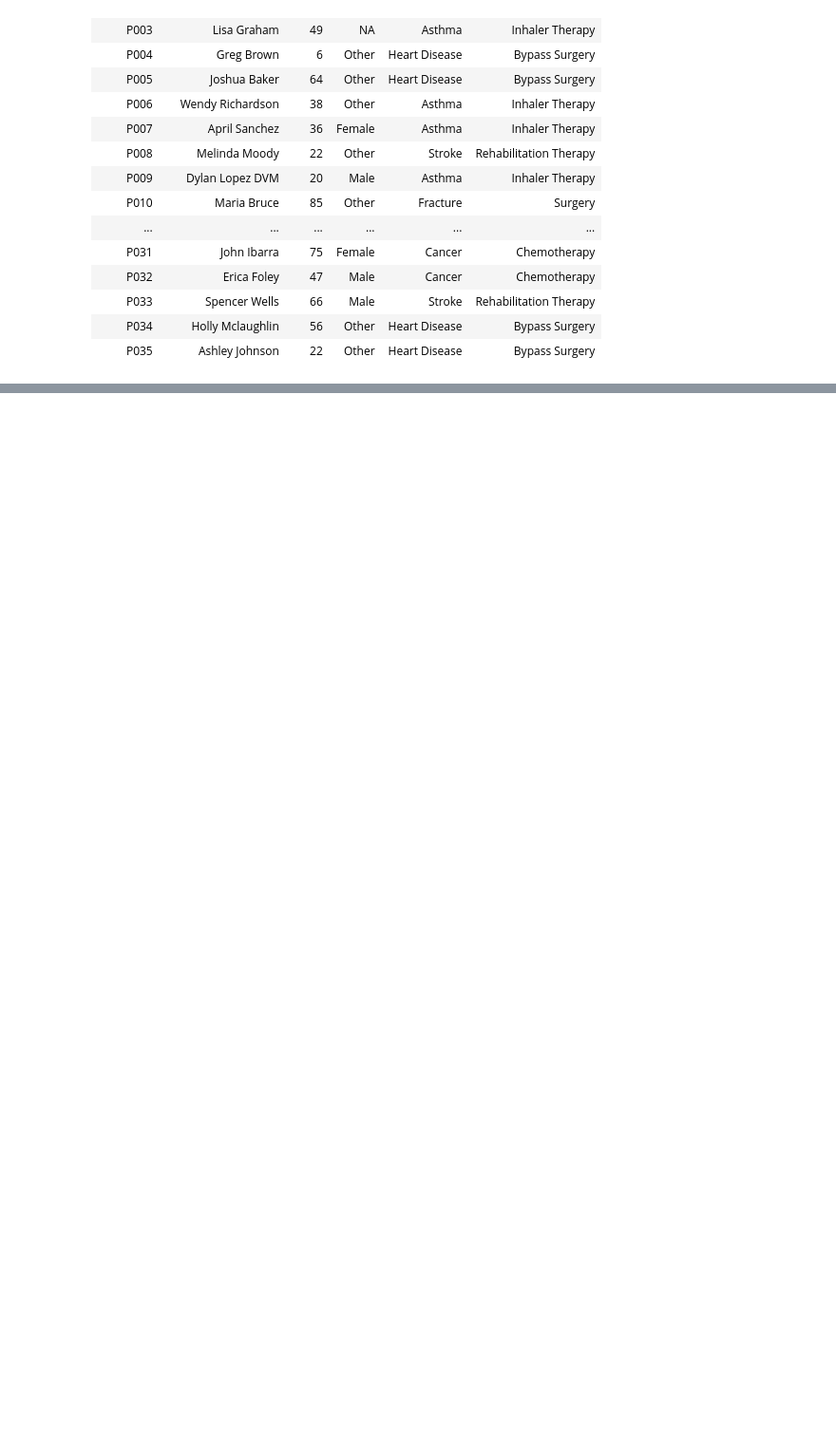
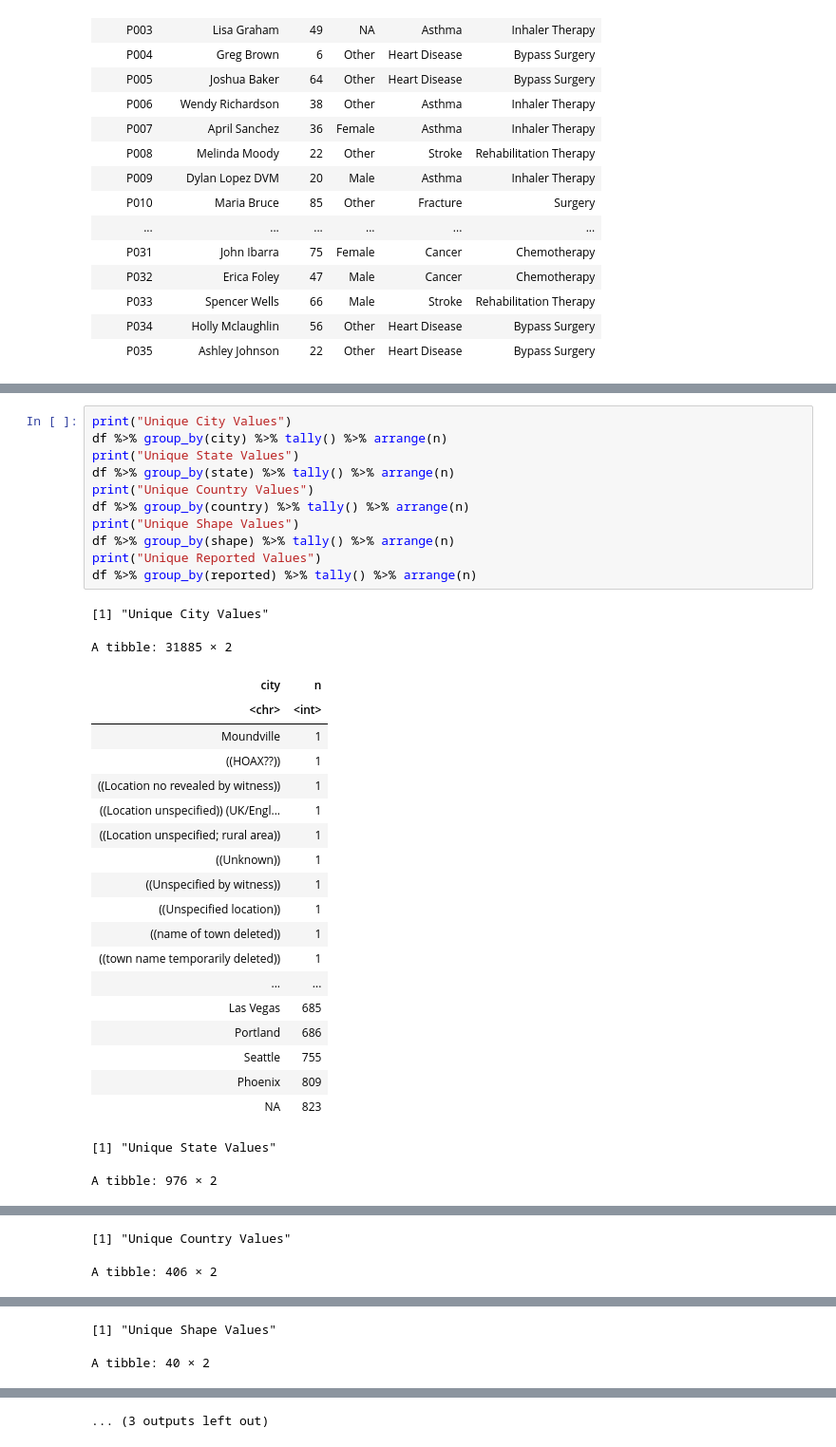
Before and after one commit to tawest2020/taw-bios512, a Jupyter notebook: hw4/HW4.ipynb, the cells around one changed output, grey strips where cells are left out. Shown at 95% size. Saved outputs shown, nothing was run; the diff lists cells and outputs as text; blank space fills up the shorter version.

```diff
--- a/hw4/HW4.ipynb
+++ b/hw4/HW4.ipynb
@@ -466,0 +662,34 @@ A tibble: 35 × 6
+# %%
+print("Unique City Values")
+df %>% group_by(city) %>% tally() %>% arrange(n)
+print("Unique State Values")
+df %>% group_by(state) %>% tally() %>% arrange(n)
+print("Unique Country Values")
+df %>% group_by(country) %>% tally() %>% arrange(n)
+print("Unique Shape Values")
+df %>% group_by(shape) %>% tally() %>% arrange(n)
+print("Unique Reported Values")
+df %>% group_by(reported) %>% tally() %>% arrange(n)
+# %% [output]
+[1] "Unique City Values"
+A tibble: 31885 × 2
+| city | n |
+| <chr> | <int> |
+| Moundville | 1 |
+| ((HOAX??)) | 1 |
+| ((Location no revealed by witness)) | 1 |
+| ((Location unspecified)) (UK/Engl... | 1 |
+| ((Location unspecified; rural area)) | 1 |
+| ((Unknown)) | 1 |
+| ((Unspecified by witness)) | 1 |
+| ((Unspecified location)) | 1 |
+| ((name of town deleted)) | 1 |
+| ((town name temporarily deleted)) | 1 |
+| ... | ... |
+| Las Vegas | 685 |
+| Portland | 686 |
+| Seattle | 755 |
+| Phoenix | 809 |
+| NA | 823 |
+[1] "Unique State Values"
+A tibble: 976 × 2
@@ -466,0 +714,2 @@ A tibble: 35 × 6
+[1] "Unique Country Values"
+A tibble: 406 × 2
@@ -466,0 +734,2 @@ A tibble: 35 × 6
+[1] "Unique Shape Values"
+A tibble: 40 × 2
@@ -466,0 +754 @@ A tibble: 35 × 6
+... (3 outputs left out)
```
Also changed, not shown: parts of 7 cells of this notebook.
